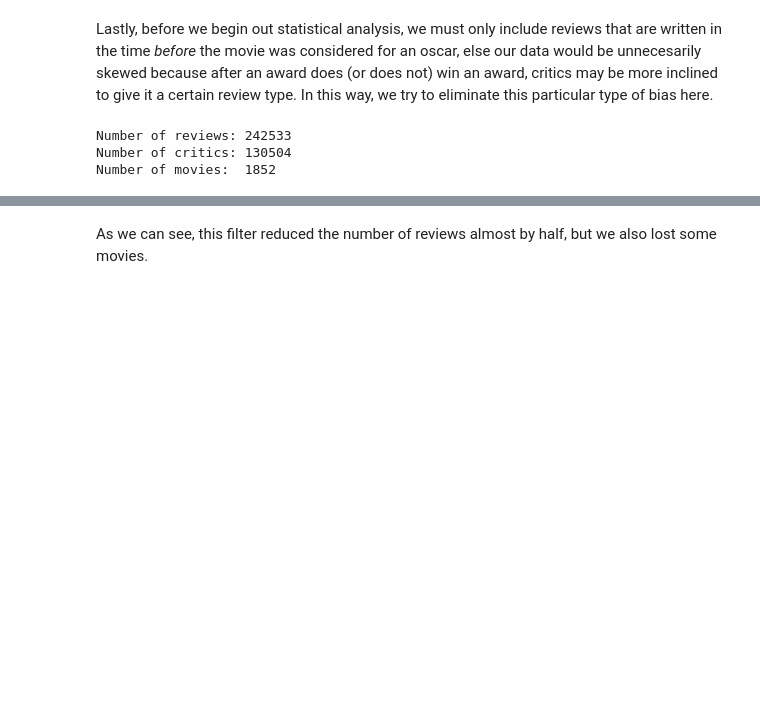
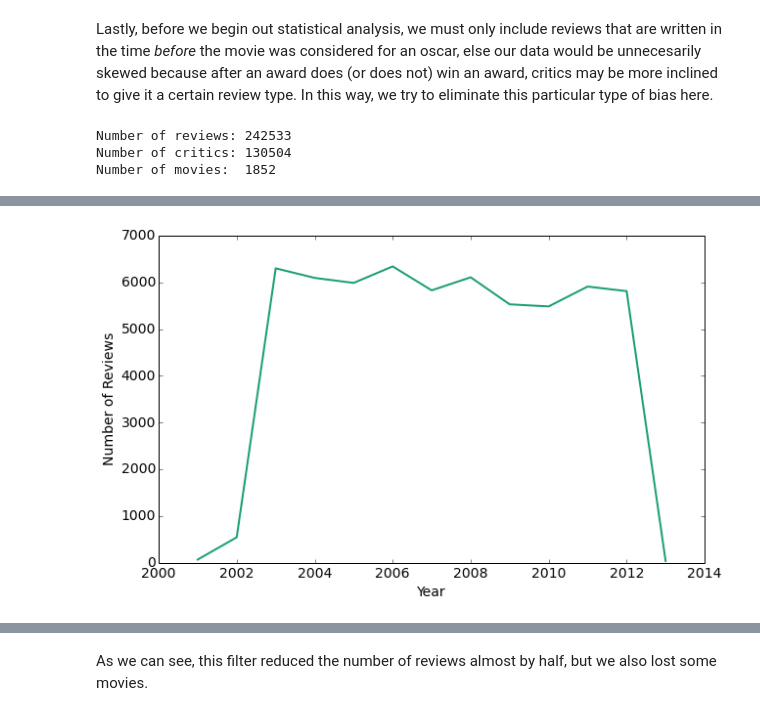
Before and after one commit to rizzomichaelg/cs109-oscars, a Jupyter notebook: process_book.ipynb, the cells around one changed output, grey strips where cells are left out. Saved outputs shown, nothing was run; the diff lists cells and outputs as text; code cells hidden in the pictures; blank space fills up the shorter version.

```diff
--- a/process_book.ipynb
+++ b/process_book.ipynb
@@ -1103,0 +1130,7 @@ Number of movies:  1852
+# %%
+plt.plot(rotten_df.groupby('year').critic.count().index,rotten_df.groupby('year').critic.count())
+plt.xlabel('Year')
+plt.ylabel('Number of Reviews')
+plt.show()
+# %% [output]
+[figure, added]
```
Also changed, not shown: parts of 23 cells of this notebook.
